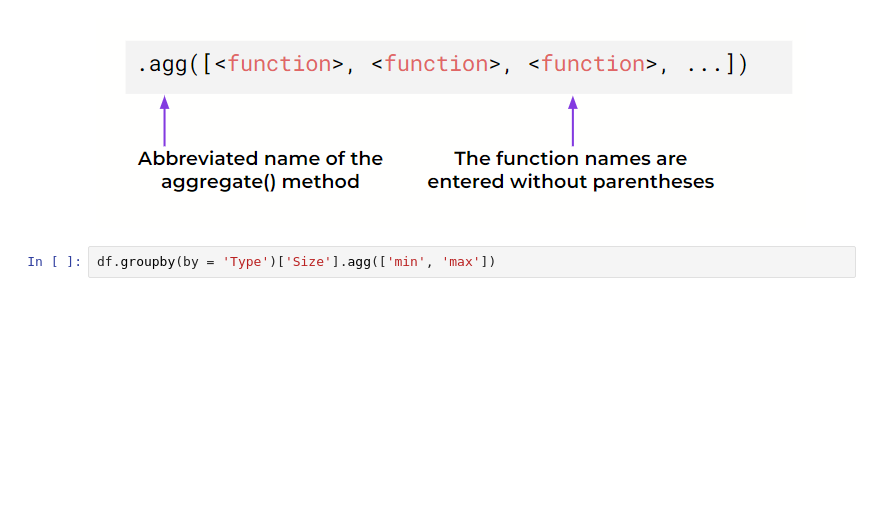
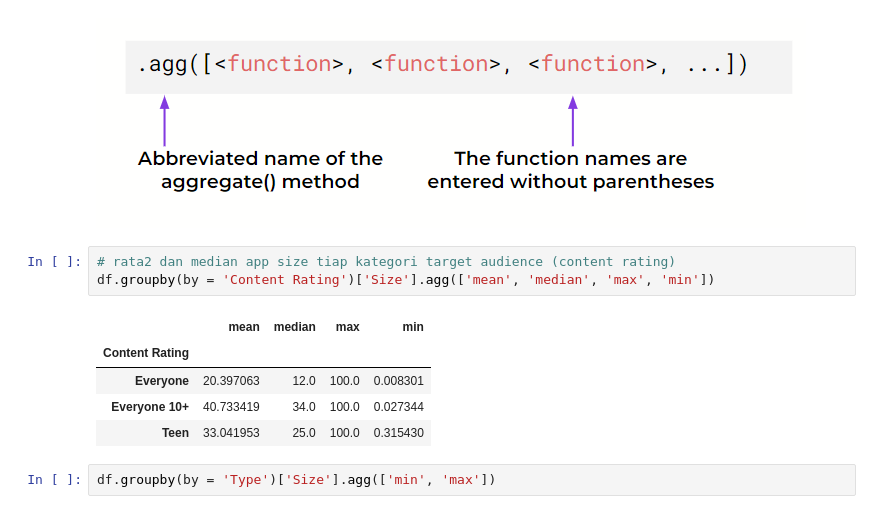
Before and after one commit to amilafr/algo-python-pro2, a Jupyter notebook: M3L2_Data_grouping_methods.ipynb, the cells around one changed output. Saved outputs shown, nothing was run; the diff lists cells and outputs as text; blank space fills up the shorter version.

```diff
--- a/M3L2_Data_grouping_methods.ipynb
+++ b/M3L2_Data_grouping_methods.ipynb
@@ -90,6 +127,15 @@ Name: Size, dtype: float64
 The **aggregate()** method (abbreviated as agg()) allows us to apply multiple functions to the grouped data at once to calculate statistics. As a parameter, this method takes a list of function names in the form of string constants.
 # %% [markdown]
 ![image.png](embedded-picture-1)
+# %%
+# rata2 dan median app size tiap kategori target audience (content rating)
+df.groupby(by = 'Content Rating')['Size'].agg(['mean', 'median', 'max', 'min'])
+# %% [output]
+|  | mean | median | max | min |
+| Content Rating |  |  |  |  |
+| Everyone | 20.397063 | 12.0 | 100.0 | 0.008301 |
+| Everyone 10+ | 40.733419 | 34.0 | 100.0 | 0.027344 |
+| Teen | 33.041953 | 25.0 | 100.0 | 0.315430 |
 # %%
 df.groupby(by = 'Type')['Size'].agg(['min', 'max'])
 # %% [output]
```
Also changed, not shown: parts of 6 cells of this notebook.
